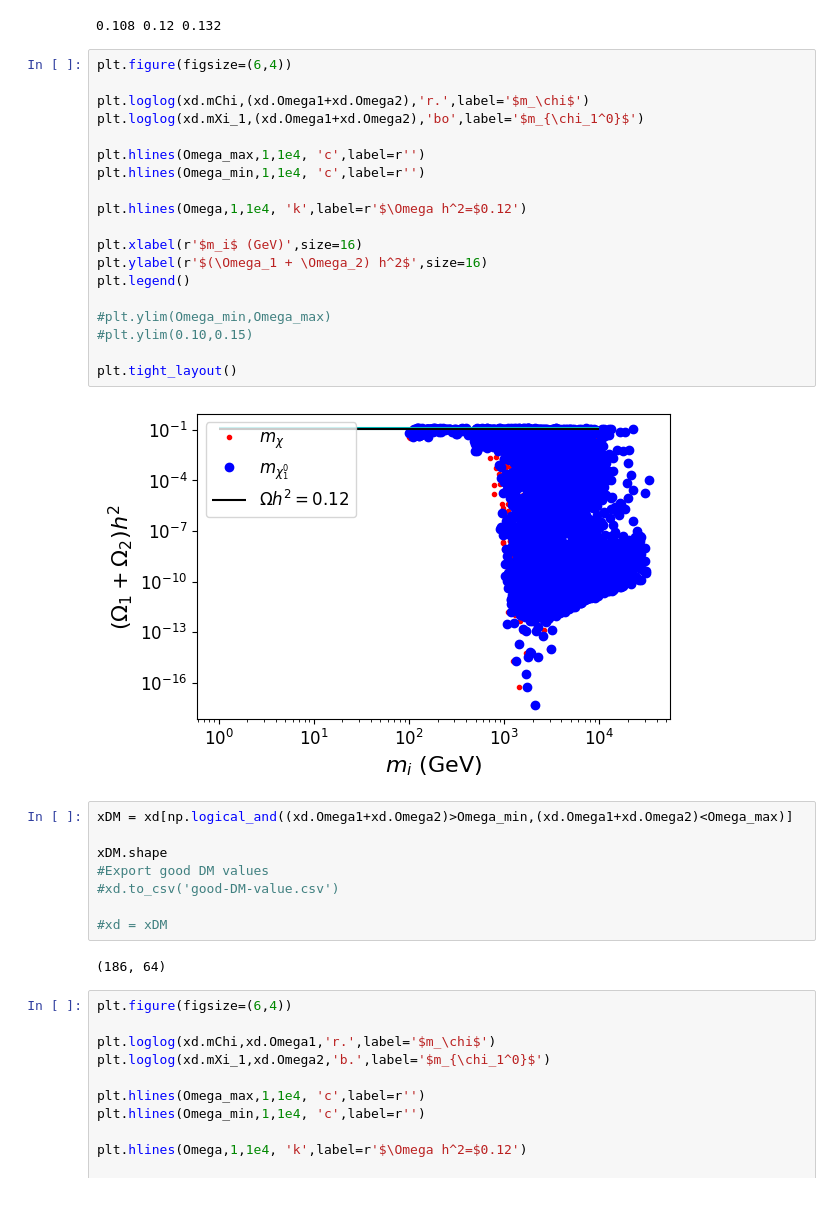
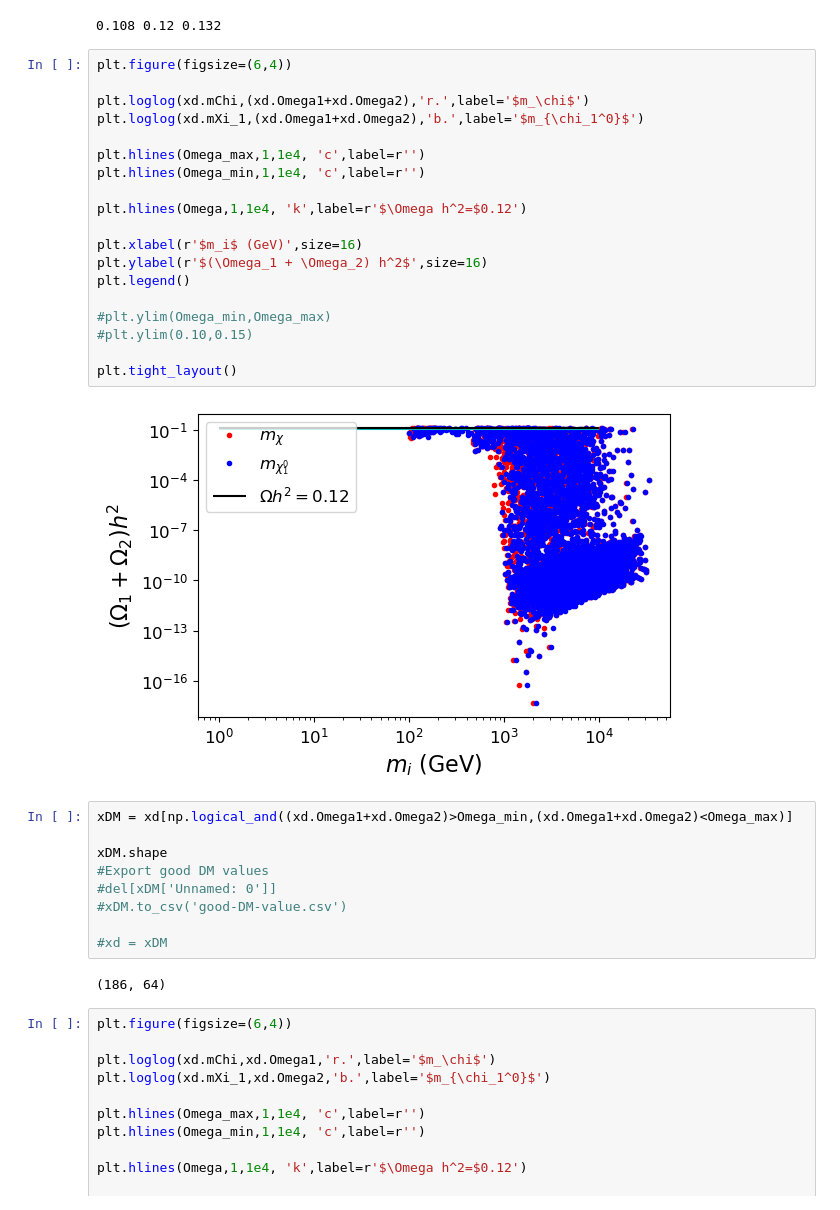
Before and after one commit to davidsuarezr/MDEO, a Jupyter notebook: random-scan-v3.ipynb, the cells around one changed output. Drawn from its saved outputs; the diff is of its cells as text.

```diff
--- a/random-scan-v3.ipynb
+++ b/random-scan-v3.ipynb
@@ -275,30 +286,31 @@ print( Omega_min, Omega,Omega_max)
 # %%
 plt.figure(figsize=(6,4))
 
 plt.loglog(xd.mChi,(xd.Omega1+xd.Omega2),'r.',label='$m_\chi$')
-plt.loglog(xd.mXi_1,(xd.Omega1+xd.Omega2),'bo',label='$m_{\chi_1^0}$')
+plt.loglog(xd.mXi_1,(xd.Omega1+xd.Omega2),'b.',label='$m_{\chi_1^0}$')
 
 plt.hlines(Omega_max,1,1e4, 'c',label=r'')
 plt.hlines(Omega_min,1,1e4, 'c',label=r'')
 
 plt.hlines(Omega,1,1e4, 'k',label=r'$\Omega h^2=$0.12')
 
 plt.xlabel(r'$m_i$ (GeV)',size=16)
 plt.ylabel(r'$(\Omega_1 + \Omega_2) h^2$',size=16)
 plt.legend()
 
 #plt.ylim(Omega_min,Omega_max)
 #plt.ylim(0.10,0.15)
 
 plt.tight_layout()
 # %% [output]
-[figure, old version]
+[figure, new version]
 # %%
 xDM = xd[np.logical_and((xd.Omega1+xd.Omega2)>Omega_min,(xd.Omega1+xd.Omega2)<Omega_max)]
 
 xDM.shape
 #Export good DM values
-#xd.to_csv('good-DM-value.csv')
+#del[xDM['Unnamed: 0']]
+#xDM.to_csv('good-DM-value.csv')
 
 #xd = xDM
 # %% [output]
```
Also changed, not shown: parts of 8 cells of this notebook, 6 other files.
